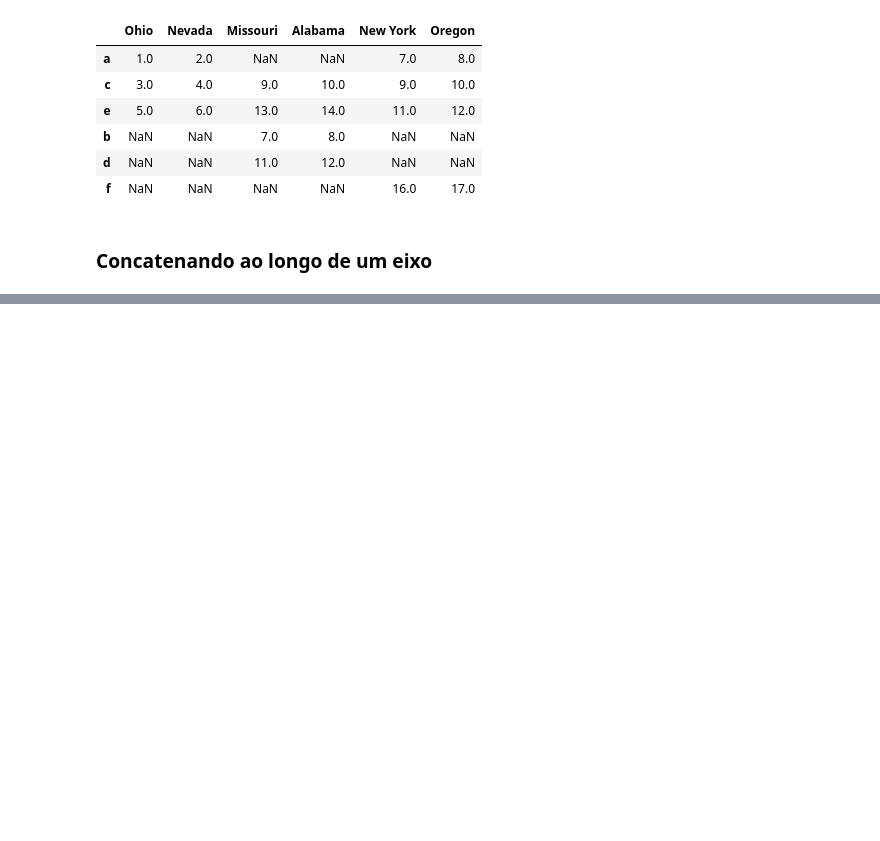
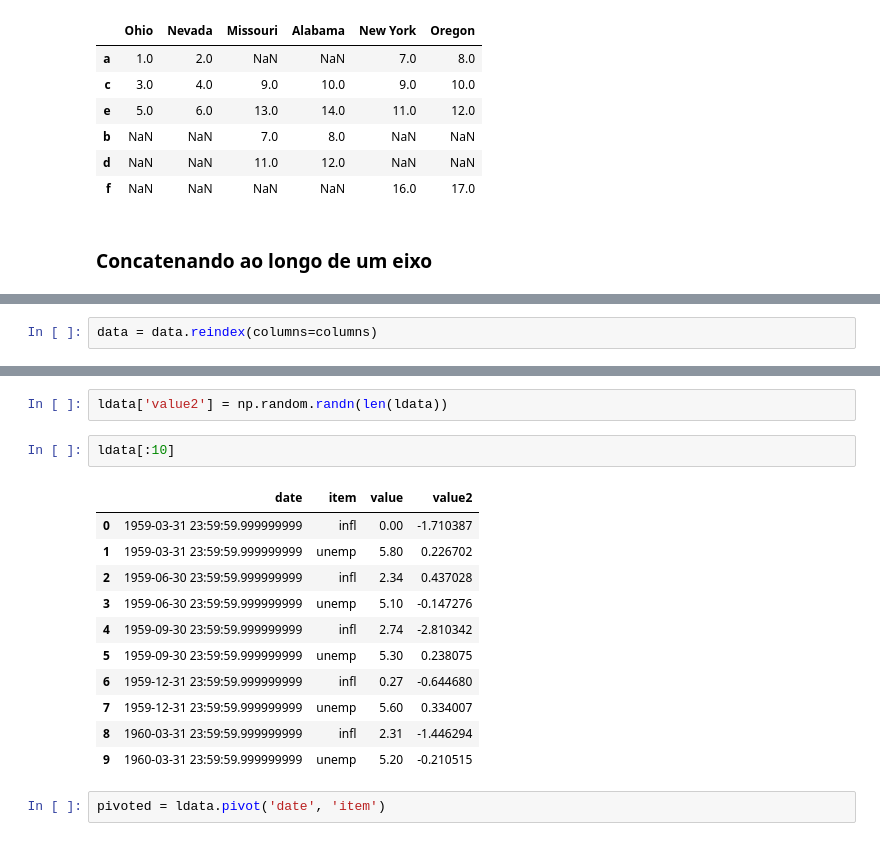
Before and after one commit to saulorcj/anotacoes, a Jupyter notebook: analise de dados/cap8.ipynb, the cells around one changed output, grey strips where cells are left out. Cells and saved outputs as stored; diff of their text form; blank space fills up the shorter version.

```diff
--- a/analise de dados/cap8.ipynb
+++ b/analise de dados/cap8.ipynb
@@ -605,0 +1025,2 @@ left2.join([right2, another], how='outer')
+# %%
+data = data.reindex(columns=columns)
@@ -605,0 +1064,18 @@ left2.join([right2, another], how='outer')
+# %%
+ldata['value2'] = np.random.randn(len(ldata))
+# %%
+ldata[:10]
+# %% [output]
+|  | date | item | value | value2 |
+| 0 | 1959-03-31 23:59:59.999999999 | infl | 0.00 | -1.710387 |
+| 1 | 1959-03-31 23:59:59.999999999 | unemp | 5.80 | 0.226702 |
+| 2 | 1959-06-30 23:59:59.999999999 | infl | 2.34 | 0.437028 |
+| 3 | 1959-06-30 23:59:59.999999999 | unemp | 5.10 | -0.147276 |
+| 4 | 1959-09-30 23:59:59.999999999 | infl | 2.74 | -2.810342 |
+| 5 | 1959-09-30 23:59:59.999999999 | unemp | 5.30 | 0.238075 |
+| 6 | 1959-12-31 23:59:59.999999999 | infl | 0.27 | -0.644680 |
+| 7 | 1959-12-31 23:59:59.999999999 | unemp | 5.60 | 0.334007 |
+| 8 | 1960-03-31 23:59:59.999999999 | infl | 2.31 | -1.446294 |
+| 9 | 1960-03-31 23:59:59.999999999 | unemp | 5.20 | -0.210515 |
+# %%
+pivoted = ldata.pivot('date', 'item')
```
Also changed, not shown: parts of 95 cells of this notebook.
